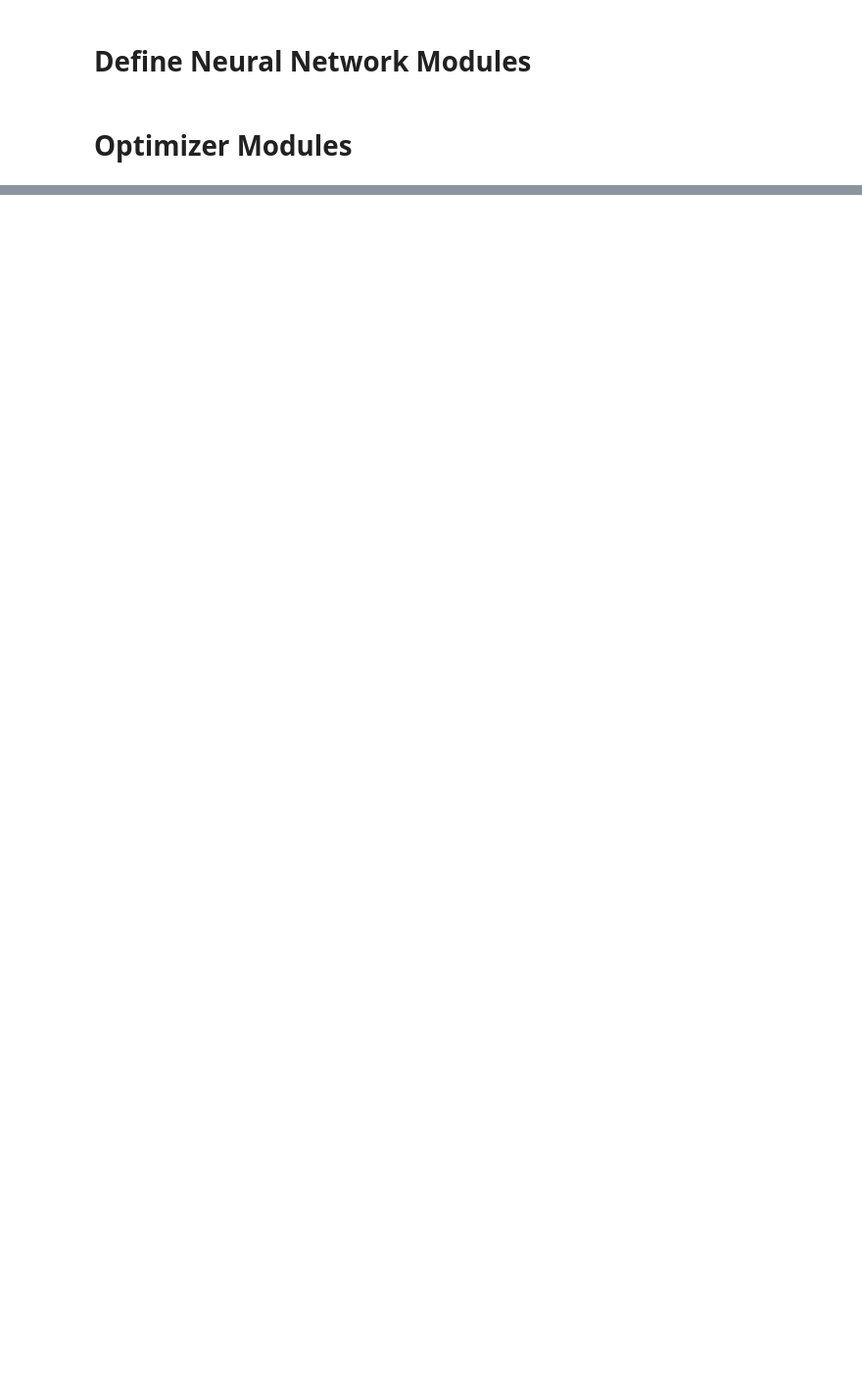
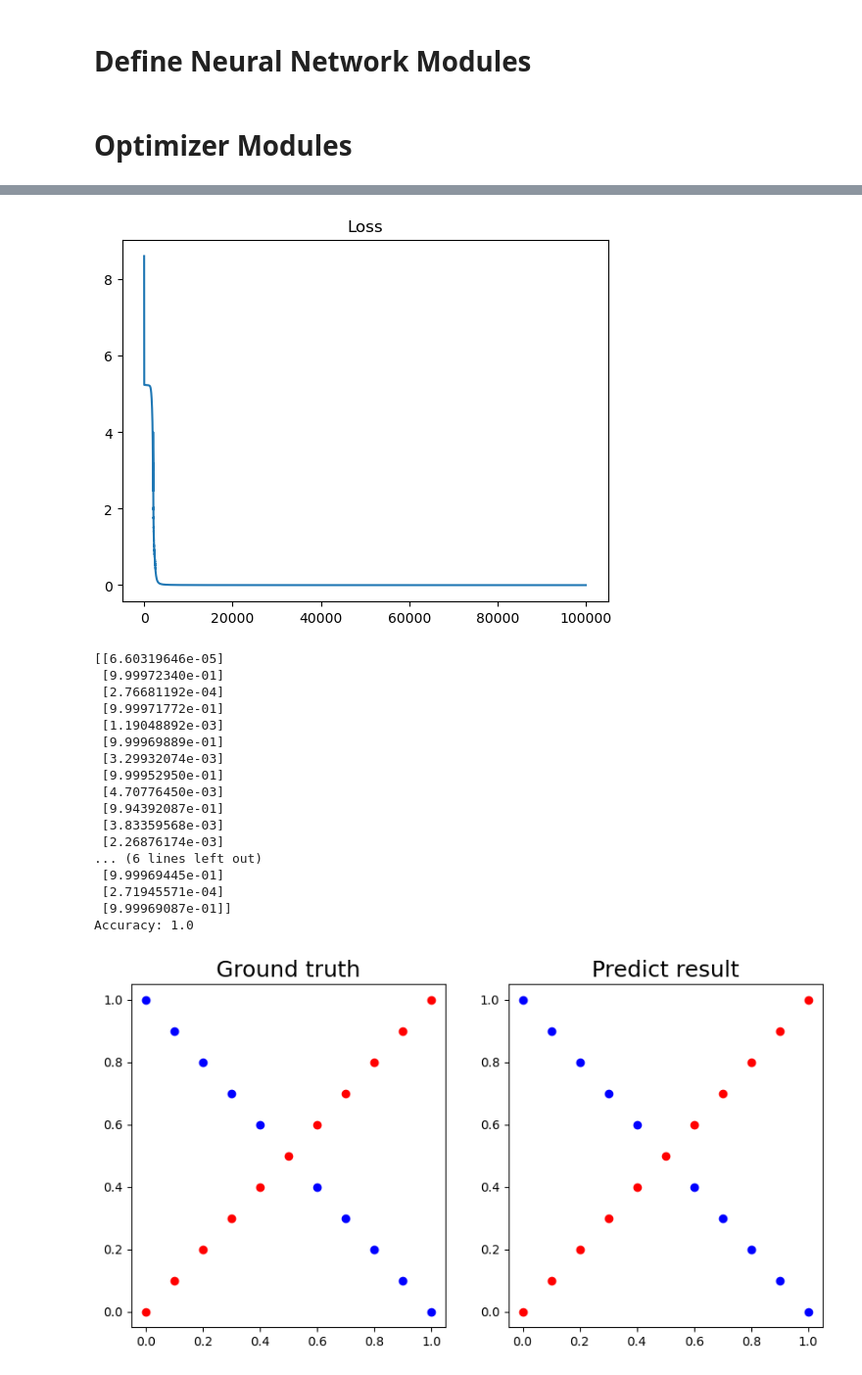
Before and after one commit to KJLdefeated/NYCU_DLP_2024, a Jupyter notebook: Lab1/Backprop.ipynb, the cells around one changed output, grey strips where cells are left out. Shown at 98% size. Saved outputs shown, nothing was run; the diff lists cells and outputs as text; code cells hidden in the pictures; blank space fills up the shorter version.

```diff
--- a/Lab1/Backprop.ipynb
+++ b/Lab1/Backprop.ipynb
@@ -320,0 +489,4 @@ Accuracy: 1.0
+# %%
+loss1 = Traning_and_Test(NN1, generate_XOR_easy, lr = 0.1)
+loss2 = Traning_and_Test(NN1, generate_XOR_easy, lr = 0.0001)
+# %% [output]
@@ -320,0 +510,19 @@ Accuracy: 1.0
+[figure, added]
+[[6.60319646e-05]
+ [9.99972340e-01]
+ [2.76681192e-04]
+ [9.99971772e-01]
+ [1.19048892e-03]
+ [9.99969889e-01]
+ [3.29932074e-03]
+ [9.99952950e-01]
+ [4.70776450e-03]
+ [9.94392087e-01]
+ [3.83359568e-03]
+ [2.26876174e-03]
+... (6 lines left out)
+ [9.99969445e-01]
+ [2.71945571e-04]
+ [9.99969087e-01]]
+Accuracy: 1.0
+[figure, added]
```
Also changed, not shown: parts of 36 cells of this notebook, 39 other files.
